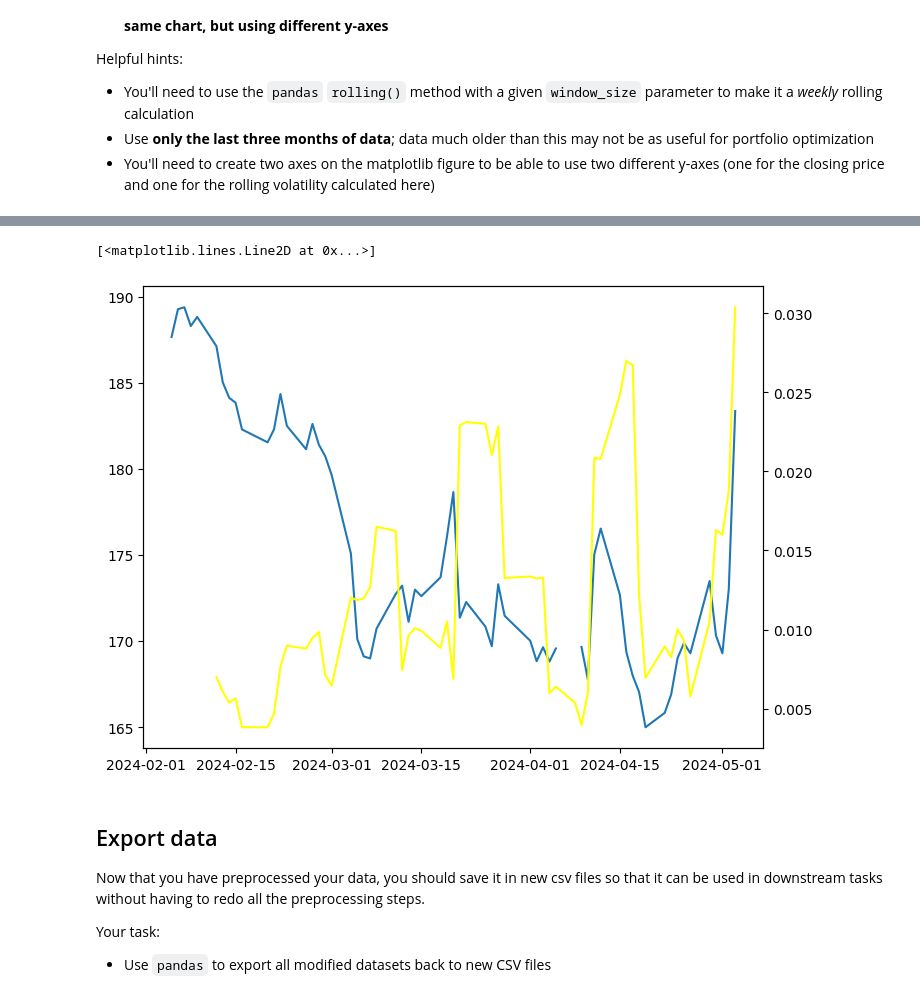
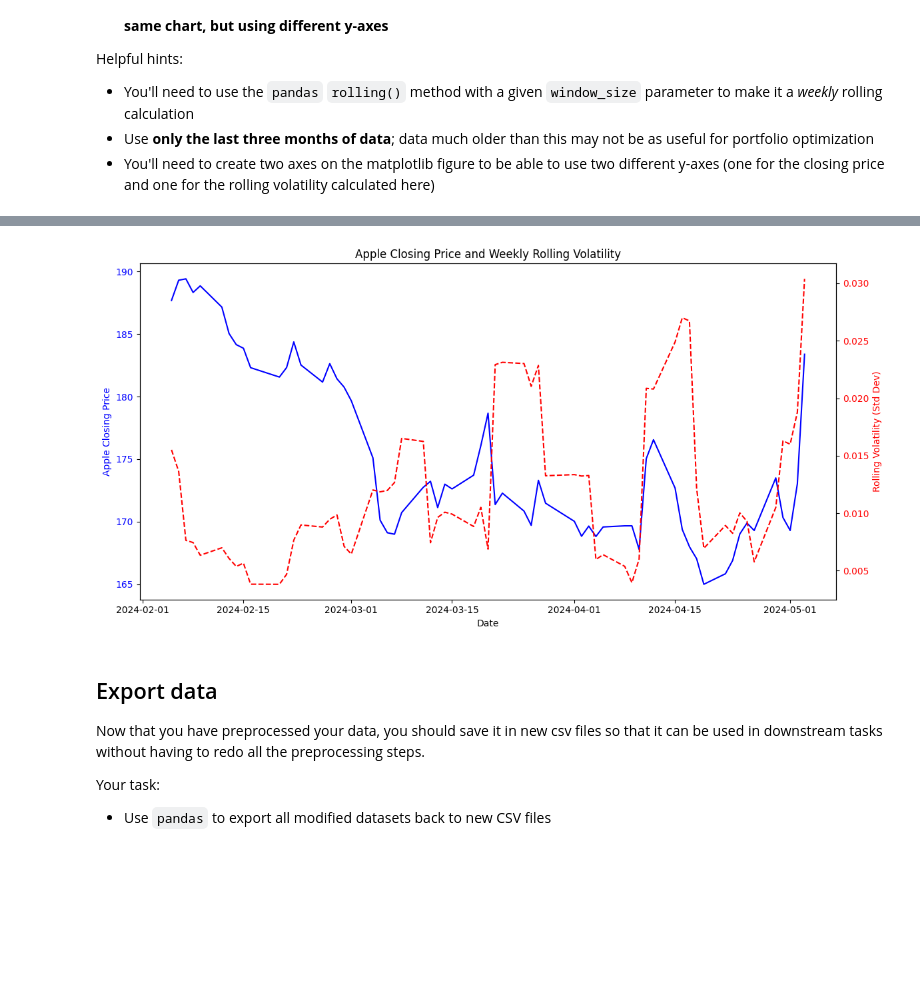
Before and after one commit to bigboy92/fend-matching-game, a Jupyter notebook: Preparing-for-data-analysis-project-student.ipynb, the cells around one changed output, grey strips where cells are left out. Drawn from its saved outputs; the diff is of its cells as text; code cells hidden in the pictures; blank space fills up the shorter version.

```diff
--- a/Preparing-for-data-analysis-project-student.ipynb
+++ b/Preparing-for-data-analysis-project-student.ipynb
@@ -554,8 +466,3 @@ microsoft.head()
-# %%
-# Calculate daily returns for Apple and Microsoft and the percent change in inflation from month to month
-apple['Daily_returns'] = apple['Close/Last'].pct_change()
-microsoft['Daily_returns'] = microsoft['Close/Last'].pct_change()
-inflation_monthly['monthly_change'] = inflation_monthly['CORESTICKM159SFRBATL'].pct_change()
 # %% [markdown]
 ### 2. Interpolate stock returns from daily to monthly
 # %%
@@ -661,5 +536,4 @@ Helpful hints:
 * You'll need to create two axes on the matplotlib figure to be able to use two different y-axes (one for the closing price and one for the rolling volatility calculated here)
 # %%
 # Define the window size for the rolling calculation (e.g., one week)
-window = 5
-last_three_months.head()
+window_size = 5
@@ -673,5 +540,3 @@ last_three_months.head()
 # %%
 # Calculate rolling one-week volatility
-apple_last_3_months = last_three_months[['Date', 'Close/Last']]
-apple_last_3_months.set_index('Date', inplace=True)
-apple_last_3_months.head()
+apple['rolling_volatility'] = apple['daily_returns'].rolling(window=window_size).std()
@@ -720,13 +543,27 @@ apple_last_3_months['weekly_rolling_std'] = weekly_rolling_std
+# %%
+max_date = apple.index.max()
+three_months_ago = max_date - pd.DateOffset(months=3)
+last_3_months_rol_vol_apple = apple[ apple.index >= three_months_ago ]
 # %%
 # Plot the calculated rolling weekly volatility of Apple's closing price against Apple's closing price
 # Plot these on the same chart, but using different y-axes
-fig, ax1 = plt.subplots(figsize=(8,6))
-ax2=ax1.twinx()
-ax1.plot(apple_last_3_months['Close/Last'])
-ax2.plot(weekly_rolling_std, color='yellow')
+fig, ax1 = plt.subplots(figsize=(12, 6))
+ax1.plot(last_3_months_rol_vol_apple.index, last_3_months_rol_vol_apple['Close/Last'], color='blue', label='Apple Close')
+ax1.set_xlabel('Date')
+ax1.set_ylabel('Apple Closing Price', color='blue')
+ax1.tick_params(axis='y', labelcolor='blue')
+
+ax2 = ax1.twinx()
+ax2.plot(last_3_months_rol_vol_apple.index, last_3_months_rol_vol_apple['rolling_volatility'], color='red', label='Rolling Volatility', linestyle='--')
+ax2.set_ylabel('Rolling Volatility (Std Dev)', color='red')
+ax2.tick_params(axis='y', labelcolor='red')
+
+plt.title('Apple Closing Price and Weekly Rolling Volatility')
+fig.tight_layout()
+
+plt.show()
 # %% [output]
-[<matplotlib.lines.Line2D at 0x...>]
-[figure, old version]
+[figure, new version]
 # %% [markdown]
 ## Export data
 
```
Also changed, not shown: parts of 70 cells of this notebook.
